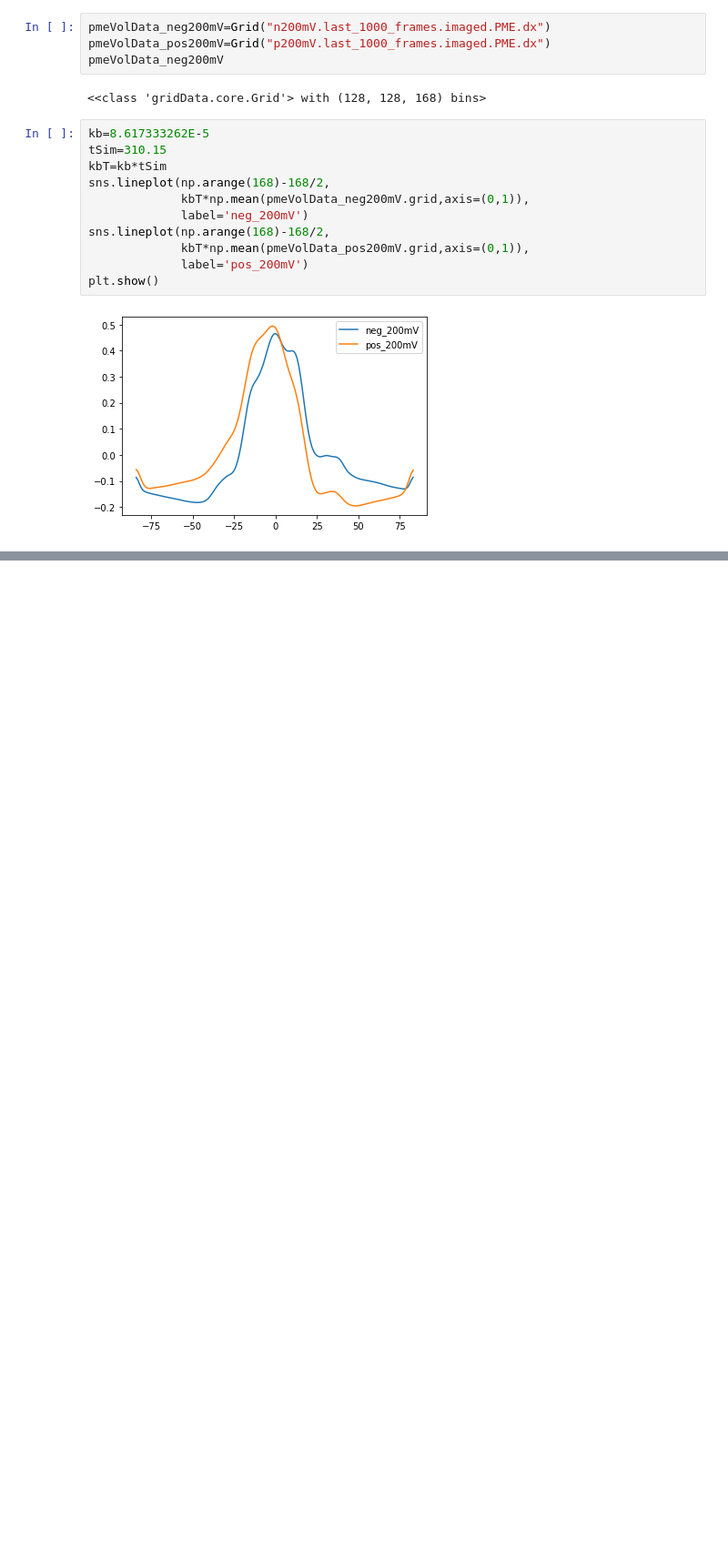
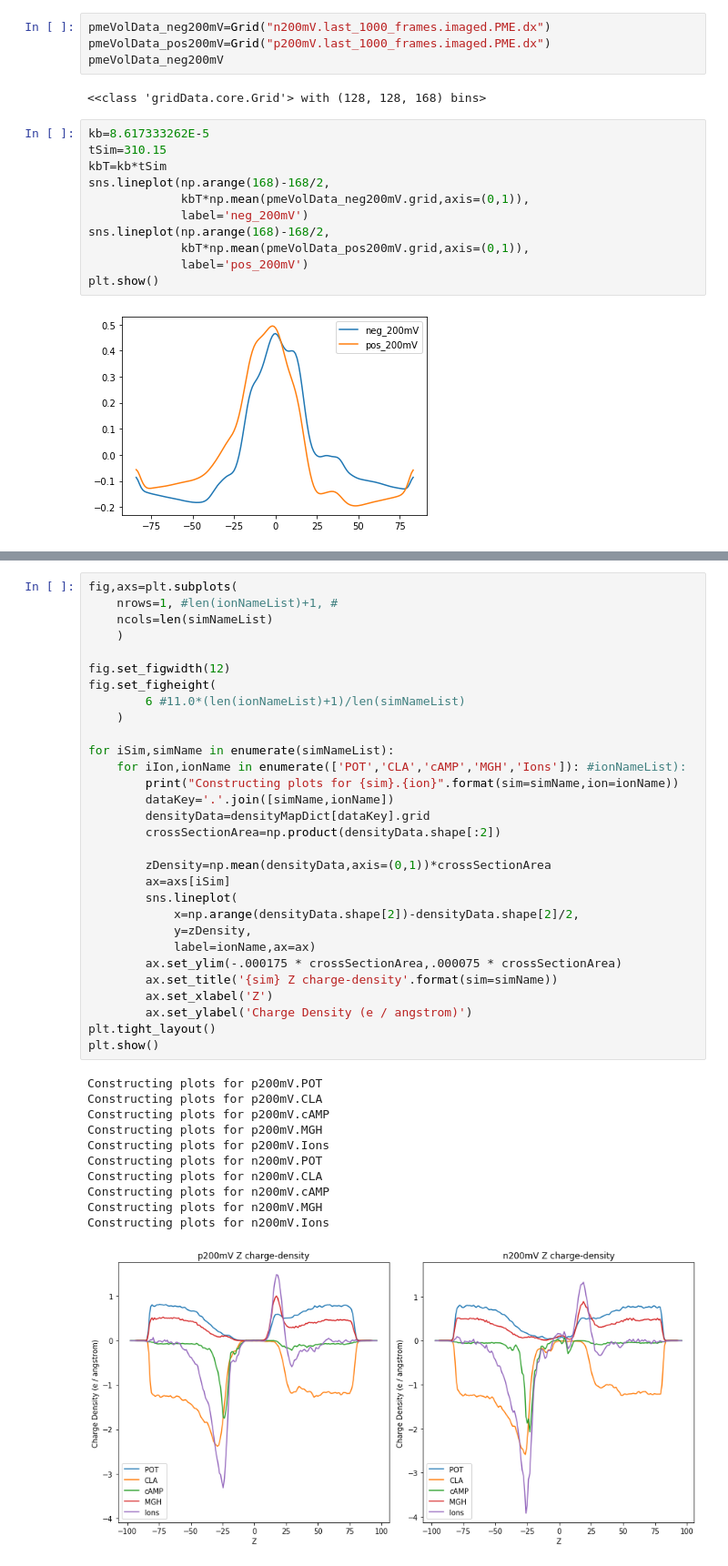
Before and after one commit to wesleymsmith/CX26_PME_Analysis, a Jupyter notebook: PME_Analysis_Notebook.ipynb, the cells around one changed output, grey strips where cells are left out. Shown at 91% size. Saved outputs shown, nothing was run; the diff lists cells and outputs as text; blank space fills up the shorter version.

```diff
--- a/PME_Analysis_Notebook.ipynb
+++ b/PME_Analysis_Notebook.ipynb
@@ -361,0 +407,42 @@ Constructing plots for n200mV.Ions
+# %%
+fig,axs=plt.subplots(
+    nrows=1, #len(ionNameList)+1, #
+    ncols=len(simNameList)
+    )
+
+fig.set_figwidth(12)
+fig.set_figheight(
+        6 #11.0*(len(ionNameList)+1)/len(simNameList)
+    )
+
+for iSim,simName in enumerate(simNameList):
+    for iIon,ionName in enumerate(['POT','CLA','cAMP','MGH','Ions']): #ionNameList):
+        print("Constructing plots for {sim}.{ion}".format(sim=simName,ion=ionName))
+        dataKey='.'.join([simName,ionName])
+        densityData=densityMapDict[dataKey].grid
+        crossSectionArea=np.product(densityData.shape[:2])
+
+        zDensity=np.mean(densityData,axis=(0,1))*crossSectionArea
+        ax=axs[iSim]
+        sns.lineplot(
+            x=np.arange(densityData.shape[2])-densityData.shape[2]/2,
+            y=zDensity,
+            label=ionName,ax=ax)
+        ax.set_ylim(-.000175 * crossSectionArea,.000075 * crossSectionArea)
+        ax.set_title('{sim} Z charge-density'.format(sim=simName))
+        ax.set_xlabel('Z')
+        ax.set_ylabel('Charge Density (e / angstrom)')
+plt.tight_layout()
+plt.show()
+# %% [output]
+Constructing plots for p200mV.POT
+Constructing plots for p200mV.CLA
+Constructing plots for p200mV.cAMP
+Constructing plots for p200mV.MGH
+Constructing plots for p200mV.Ions
+Constructing plots for n200mV.POT
+Constructing plots for n200mV.CLA
+Constructing plots for n200mV.cAMP
+Constructing plots for n200mV.MGH
+Constructing plots for n200mV.Ions
+[figure, added]
```
Also changed, not shown: parts of 6 cells of this notebook, 2 other files.
